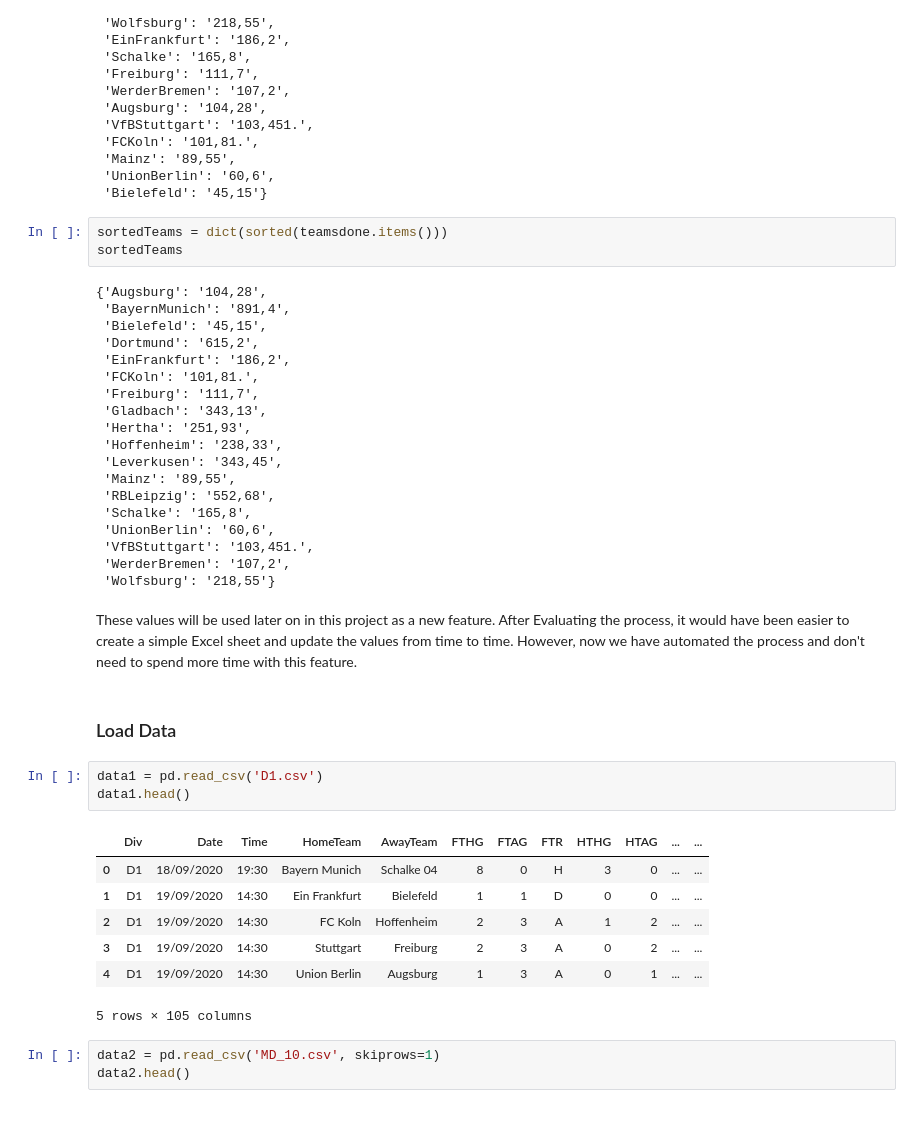
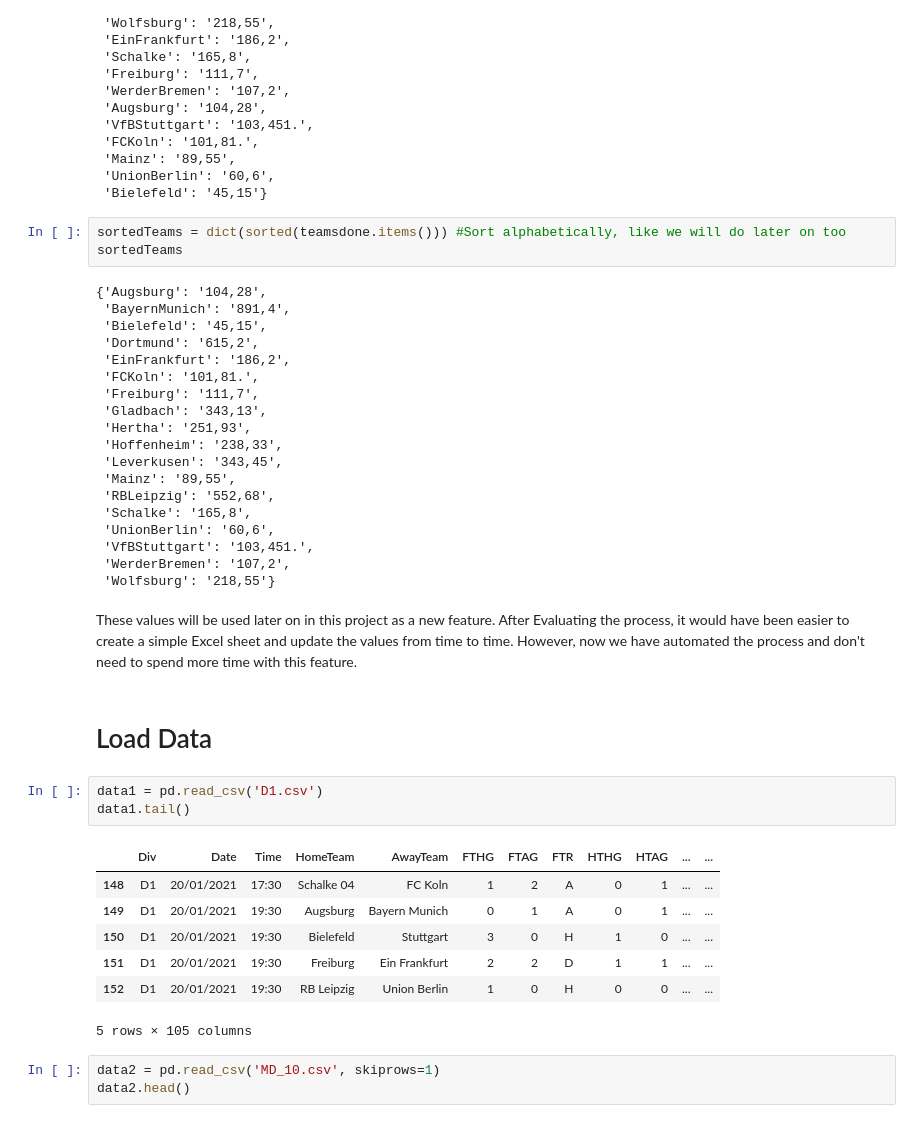
Before and after one commit to davidschs/SportsBetting-Algorithm, a Jupyter notebook: SportsBetting.ipynb, the cells around one changed output. Saved outputs shown, nothing was run; the diff lists cells and outputs as text.

```diff
--- a/SportsBetting.ipynb
+++ b/SportsBetting.ipynb
@@ -124,7 +105,7 @@ teamsdone
  'UnionBerlin': '60,6',
  'Bielefeld': '45,15'}
 # %%
-sortedTeams = dict(sorted(teamsdone.items()))
+sortedTeams = dict(sorted(teamsdone.items())) #Sort alphabetically, like we will do later on too
 sortedTeams
 # %% [output]
 {'Augsburg': '104,28',
@@ -148,17 +129,17 @@ sortedTeams
 # %% [markdown]
 These values will be used later on in this project as a new feature. After Evaluating the process, it would have been easier to create a simple Excel sheet and update the values from time to time. However, now we have automated the process and don't need to spend more time with this feature.
 # %% [markdown]
-### Load Data
+# Load Data
 # %%
 data1 = pd.read_csv('D1.csv')
-data1.head()
+data1.tail()
 # %% [output]
 |  | Div | Date | Time | HomeTeam | AwayTeam | FTHG | FTAG | FTR | HTHG | HTAG | ... | ... |
-| 0 | D1 | 18/09/2020 | 19:30 | Bayern Munich | Schalke 04 | 8 | 0 | H | 3 | 0 | ... | ... |
-| 1 | D1 | 19/09/2020 | 14:30 | Ein Frankfurt | Bielefeld | 1 | 1 | D | 0 | 0 | ... | ... |
-| 2 | D1 | 19/09/2020 | 14:30 | FC Koln | Hoffenheim | 2 | 3 | A | 1 | 2 | ... | ... |
-| 3 | D1 | 19/09/2020 | 14:30 | Stuttgart | Freiburg | 2 | 3 | A | 0 | 2 | ... | ... |
-| 4 | D1 | 19/09/2020 | 14:30 | Union Berlin | Augsburg | 1 | 3 | A | 0 | 1 | ... | ... |
+| 148 | D1 | 20/01/2021 | 17:30 | Schalke 04 | FC Koln | 1 | 2 | A | 0 | 1 | ... | ... |
+| 149 | D1 | 20/01/2021 | 19:30 | Augsburg | Bayern Munich | 0 | 1 | A | 0 | 1 | ... | ... |
+| 150 | D1 | 20/01/2021 | 19:30 | Bielefeld | Stuttgart | 3 | 0 | H | 1 | 0 | ... | ... |
+| 151 | D1 | 20/01/2021 | 19:30 | Freiburg | Ein Frankfurt | 2 | 2 | D | 1 | 1 | ... | ... |
+| 152 | D1 | 20/01/2021 | 19:30 | RB Leipzig | Union Berlin | 1 | 0 | H | 0 | 0 | ... | ... |
 5 rows × 105 columns
 # %%
 data2 = pd.read_csv('MD_10.csv', skiprows=1)
```
Also changed, not shown: parts of 47 cells of this notebook, 1 other file.
